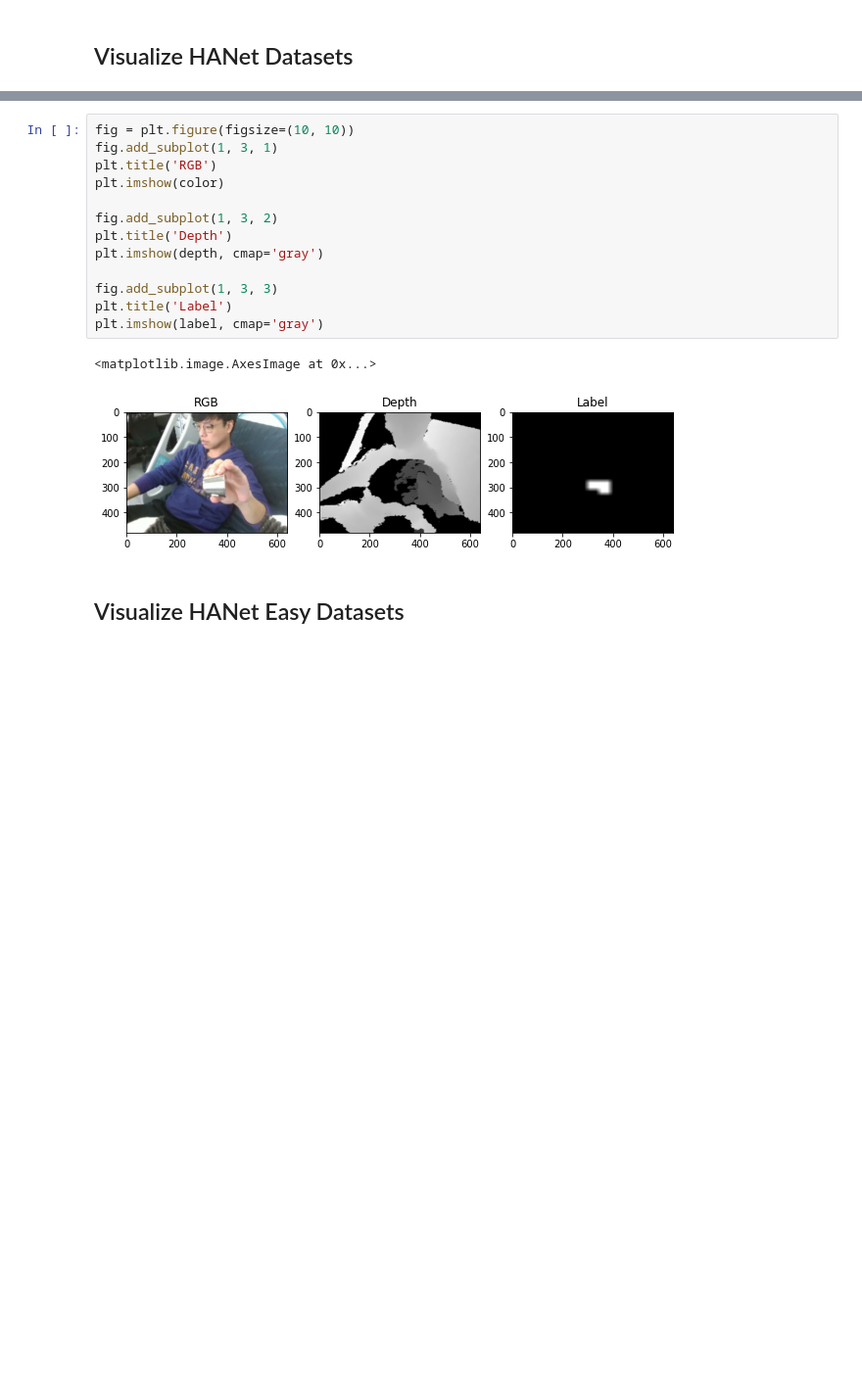
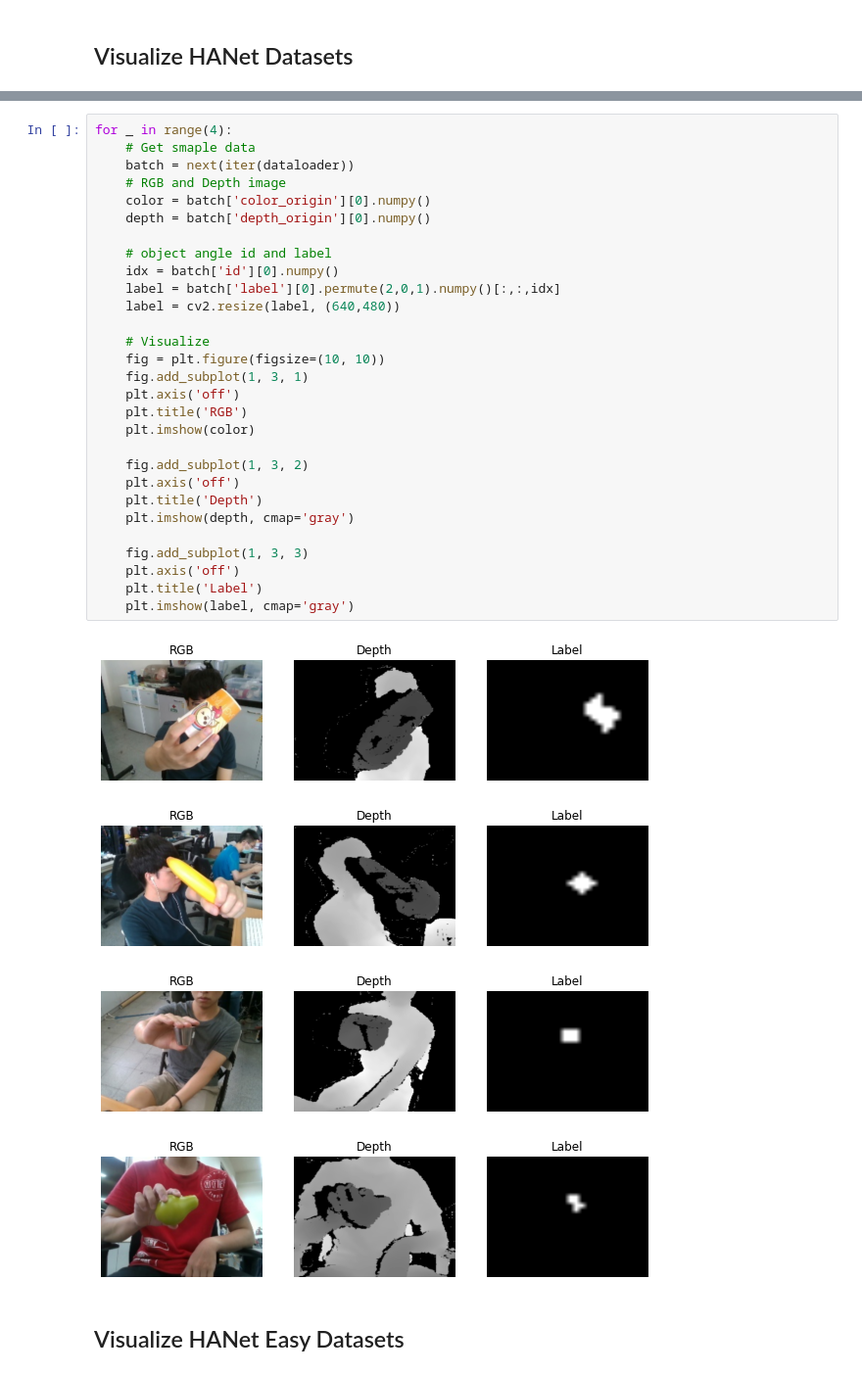
Before and after one commit to ARG-NCTU/handover_grasping, a Jupyter notebook: 00_Datavisualizer.ipynb, the cells around one changed output, grey strips where cells are left out. Shown at 98% size. Saved outputs shown, nothing was run; the diff lists cells and outputs as text; blank space fills up the shorter version.

```diff
--- a/00_Datavisualizer.ipynb
+++ b/00_Datavisualizer.ipynb
@@ -303,18 +292,36 @@ label = cv2.resize(label, (640,480))
 # %%
-fig = plt.figure(figsize=(10, 10))
-fig.add_subplot(1, 3, 1)
-plt.title('RGB')
-plt.imshow(color)
+for _ in range(4):
+    # Get smaple data
+    batch = next(iter(dataloader))
+    # RGB and Depth image
+    color = batch['color_origin'][0].numpy()
+    depth = batch['depth_origin'][0].numpy()
 
-fig.add_subplot(1, 3, 2)
-plt.title('Depth')
-plt.imshow(depth, cmap='gray')
+    # object angle id and label
+    idx = batch['id'][0].numpy()
+    label = batch['label'][0].permute(2,0,1).numpy()[:,:,idx]
+    label = cv2.resize(label, (640,480))
 
-fig.add_subplot(1, 3, 3)
-plt.title('Label')
-plt.imshow(label, cmap='gray')
+    # Visualize
+    fig = plt.figure(figsize=(10, 10))
+    fig.add_subplot(1, 3, 1)
+    plt.axis('off')
+    plt.title('RGB')
+    plt.imshow(color)
+
+    fig.add_subplot(1, 3, 2)
+    plt.axis('off')
+    plt.title('Depth')
+    plt.imshow(depth, cmap='gray')
+
+    fig.add_subplot(1, 3, 3)
+    plt.axis('off')
+    plt.title('Label')
+    plt.imshow(label, cmap='gray')
 # %% [output]
-<matplotlib.image.AxesImage at 0x...>
-[figure, old version]
+[figure, new version]
+[figure, added]
+[figure, added]
+[figure, added]
 # %% [markdown]
 ## Visualize HANet Easy Datasets
```
Also changed, not shown: parts of 26 cells of this notebook, 1 other file.
